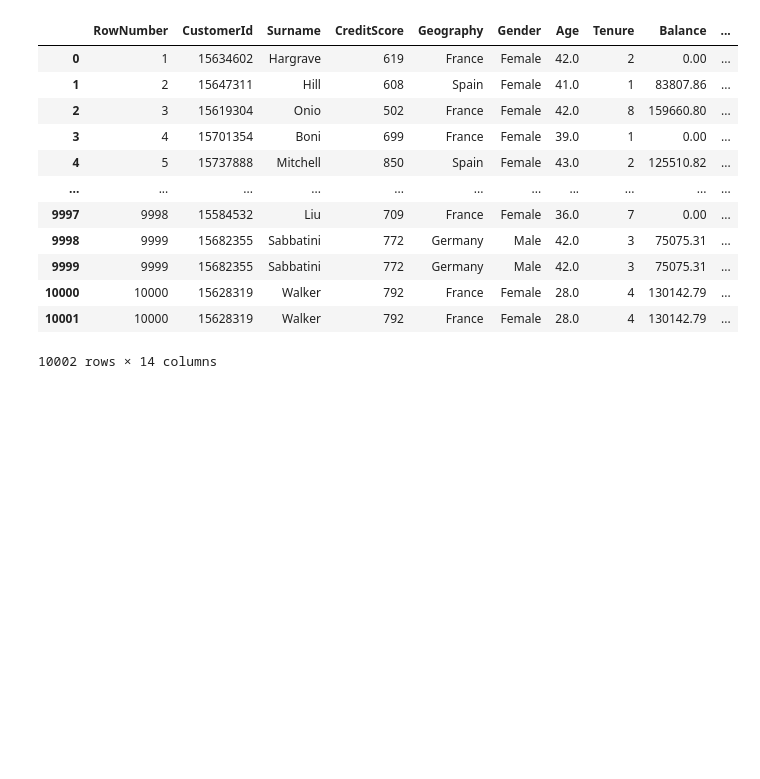
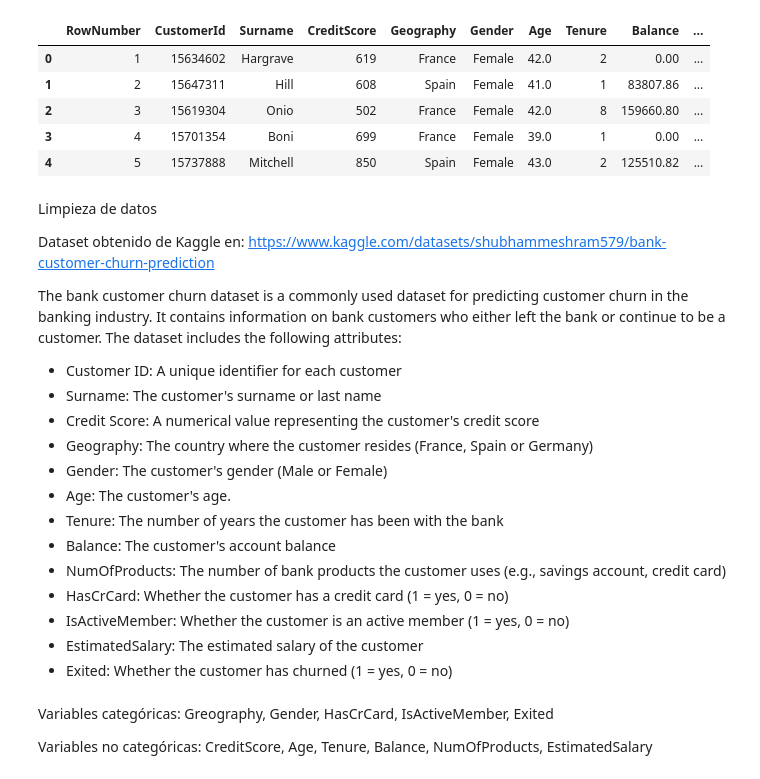
Before and after one commit to davexat/Customer_Churn_Predictor, a Jupyter notebook: notebooks/1.0_dsb_data_preparation.ipynb, the cells around one changed output. Saved outputs shown, nothing was run; the diff lists cells and outputs as text; code cells hidden in the pictures; blank space fills up the shorter version.

```diff
--- a/notebooks/1.0_dsb_data_preparation.ipynb
+++ b/notebooks/1.0_dsb_data_preparation.ipynb
@@ -7,16 +8,34 @@ from churn_predictor.dataset import get_dataset
 # %%
-get_dataset()
+df = get_dataframe()
+df.head()
 # %% [output]
 |  | RowNumber | CustomerId | Surname | CreditScore | Geography | Gender | Age | Tenure | Balance | ... |
 | 0 | 1 | 15634602 | Hargrave | 619 | France | Female | 42.0 | 2 | 0.00 | ... |
 | 1 | 2 | 15647311 | Hill | 608 | Spain | Female | 41.0 | 1 | 83807.86 | ... |
 | 2 | 3 | 15619304 | Onio | 502 | France | Female | 42.0 | 8 | 159660.80 | ... |
 | 3 | 4 | 15701354 | Boni | 699 | France | Female | 39.0 | 1 | 0.00 | ... |
 | 4 | 5 | 15737888 | Mitchell | 850 | Spain | Female | 43.0 | 2 | 125510.82 | ... |
-| ... | ... | ... | ... | ... | ... | ... | ... | ... | ... | ... |
-| 9997 | 9998 | 15584532 | Liu | 709 | France | Female | 36.0 | 7 | 0.00 | ... |
-| 9998 | 9999 | 15682355 | Sabbatini | 772 | Germany | Male | 42.0 | 3 | 75075.31 | ... |
-| 9999 | 9999 | 15682355 | Sabbatini | 772 | Germany | Male | 42.0 | 3 | 75075.31 | ... |
-| 10000 | 10000 | 15628319 | Walker | 792 | France | Female | 28.0 | 4 | 130142.79 | ... |
-| 10001 | 10000 | 15628319 | Walker | 792 | France | Female | 28.0 | 4 | 130142.79 | ... |
-10002 rows × 14 columns
+# %% [markdown]
+Limpieza de datos
+
+Dataset obtenido de Kaggle en: https://www.kaggle.com/datasets/shubhammeshram579/bank-customer-churn-prediction
+
+The bank customer churn dataset is a commonly used dataset for predicting customer churn in the banking industry. It contains information on bank customers who either left the bank or continue to be a customer. The dataset includes the following attributes:
+
+* Customer ID: A unique identifier for each customer
+* Surname: The customer's surname or last name
+* Credit Score: A numerical value representing the customer's credit score
+* Geography: The country where the customer resides (France, Spain or Germany)
+* Gender: The customer's gender (Male or Female)
+* Age: The customer's age.
+* Tenure: The number of years the customer has been with the bank
+* Balance: The customer's account balance
+* NumOfProducts: The number of bank products the customer uses (e.g., savings account, credit card)
+* HasCrCard: Whether the customer has a credit card (1 = yes, 0 = no)
+* IsActiveMember: Whether the customer is an active member (1 = yes, 0 = no)
+* EstimatedSalary: The estimated salary of the customer
+* Exited: Whether the customer has churned (1 = yes, 0 = no)
+# %% [markdown]
+Variables categóricas: Greography, Gender, HasCrCard, IsActiveMember, Exited
+
+Variables no categóricas: CreditScore, Age, Tenure, Balance, NumOfProducts, EstimatedSalary
```
Also changed, not shown: parts of 11 cells of this notebook, 2 other files.
